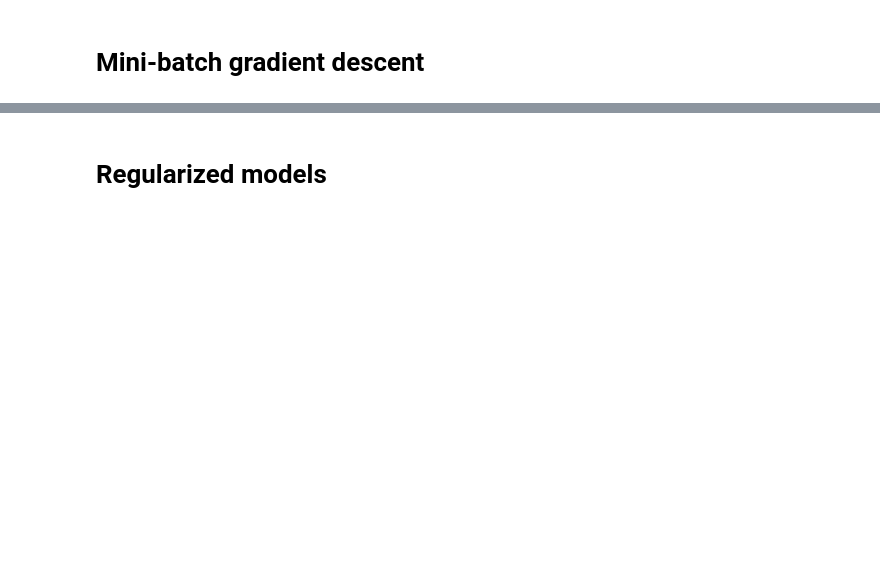
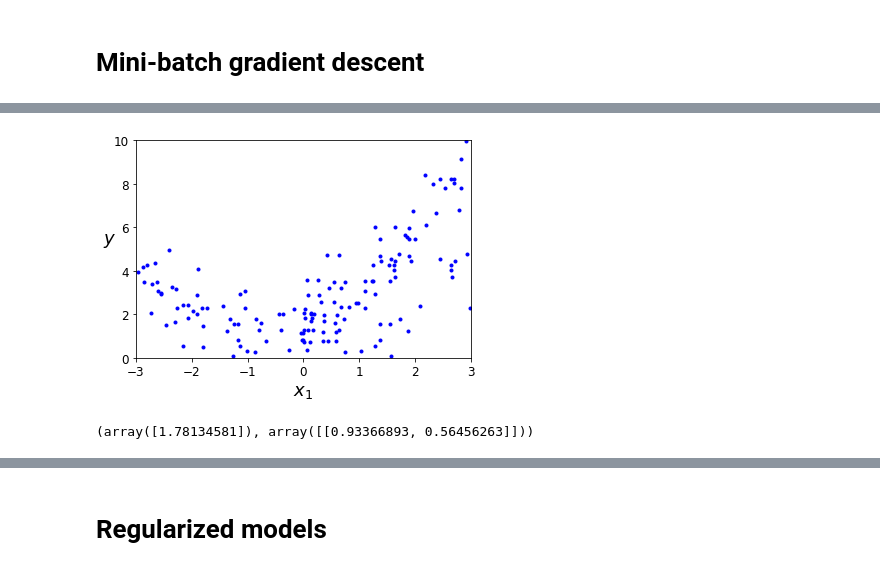
Before and after one commit to codingpanda19/mlgeo, a Jupyter notebook: 08_regularization/mlgeo_08_sgd_regularization.ipynb, the cells around one changed output, grey strips where cells are left out. Drawn from its saved outputs; the diff is of its cells as text; code cells hidden in the pictures; blank space fills up the shorter version.

```diff
--- a/08_regularization/mlgeo_08_sgd_regularization.ipynb
+++ b/08_regularization/mlgeo_08_sgd_regularization.ipynb
@@ -270,0 +321,9 @@ X_poly = poly_features.fit_transform(X)
+# %%
+plt.plot(X_poly, y, "b.")
+plt.xlabel("$x_1$", fontsize=18)
+plt.ylabel("$y$", rotation=0, fontsize=18)
+plt.axis([-3, 3, 0, 10])
+# save_fig("quadratic_data_plot")
+plt.show()
+# %% [output]
+[figure, added]
@@ -271,7 +332,9 @@ X_poly = poly_features.fit_transform(X)
 # %%
 lin_reg = LinearRegression()
 lin_reg.fit(X_poly, y)
-# lin_reg.intercept_, lin_reg.coef_
+lin_reg.intercept_, lin_reg.coef_
+# %% [output]
+(array([1.78134581]), array([[0.93366893, 0.56456263]]))
 # %%
 X_new=np.linspace(-3, 3, 100).reshape(100, 1)
 X_new_poly = poly_features.transform(X_new)
```
Also changed, not shown: parts of 37 cells of this notebook.
